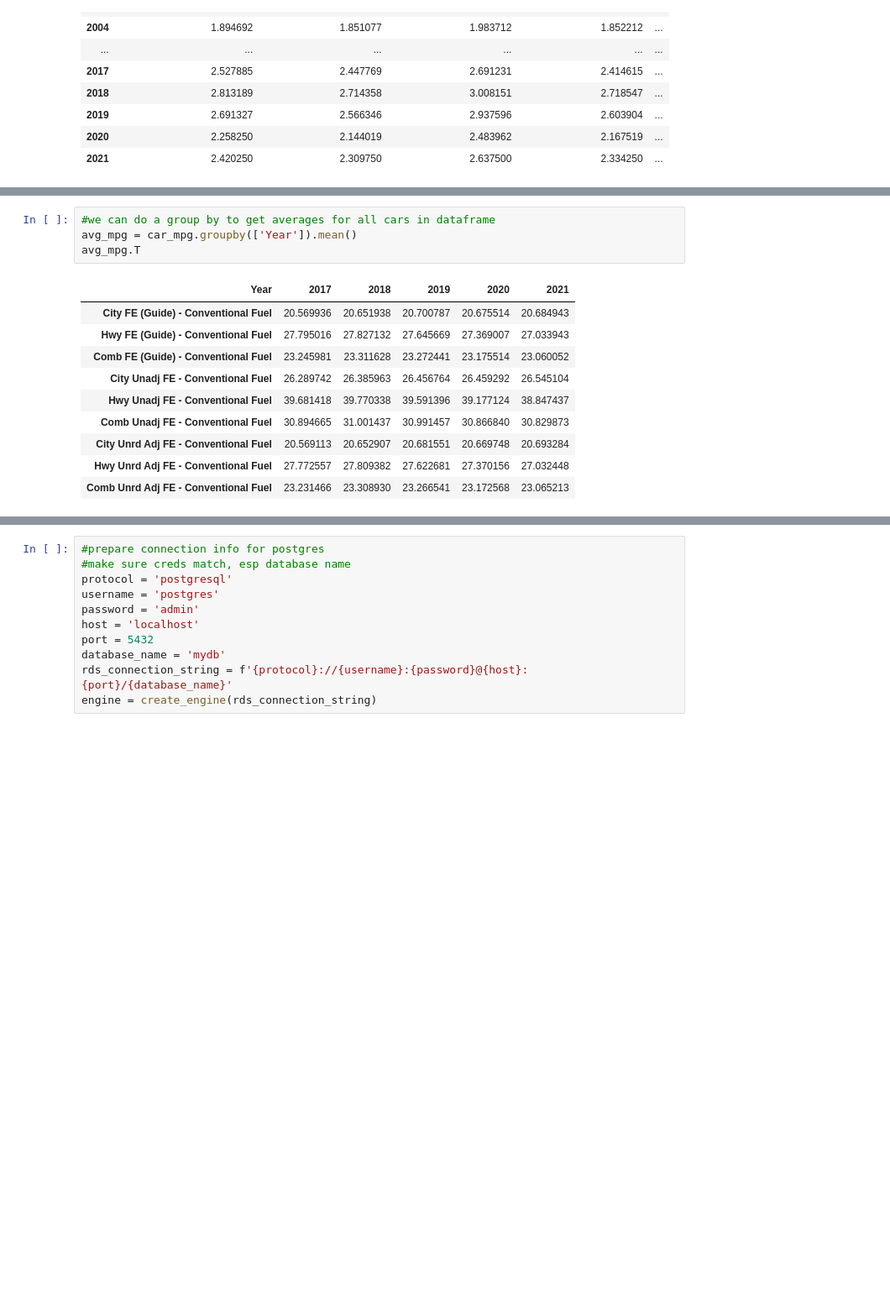
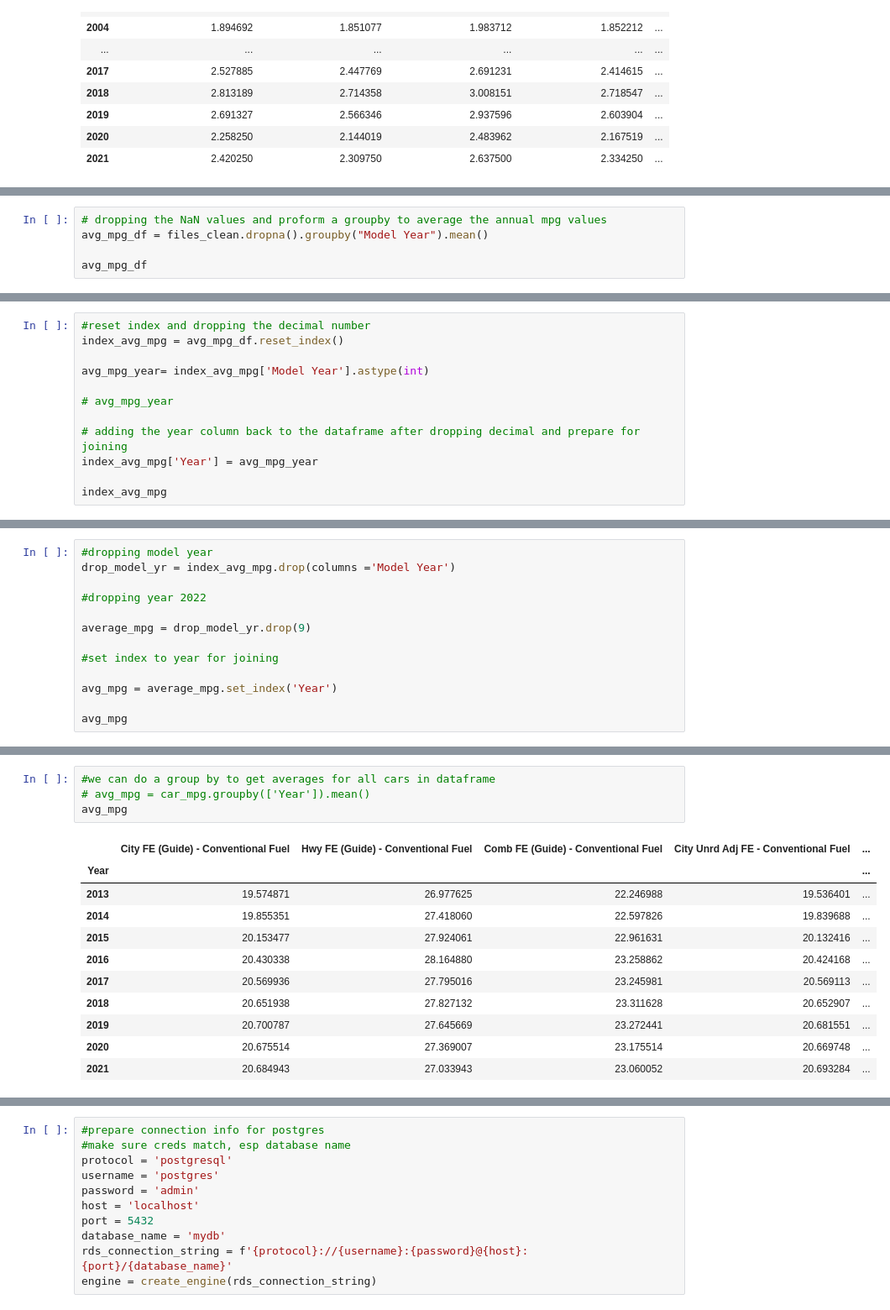
Before and after one commit to JessePRN/Project2Team7, a Jupyter notebook: us_fuel_prices_etl-Yi.ipynb, the cells around one changed output, grey strips where cells are left out. Shown at 84% size. Drawn from its saved outputs; the diff is of its cells as text; blank space fills up the shorter version.

```diff
--- a/us_fuel_prices_etl-Yi.ipynb
+++ b/us_fuel_prices_etl-Yi.ipynb
@@ -163,0 +157,5 @@ files_clean.dropna().groupby("Model Year").mean()
+# %%
+# dropping the NaN values and proform a groupby to average the annual mpg values
+avg_mpg_df = files_clean.dropna().groupby("Model Year").mean()
+
+avg_mpg_df
@@ -163,0 +175,12 @@ files_clean.dropna().groupby("Model Year").mean()
+# %%
+#reset index and dropping the decimal number
+index_avg_mpg = avg_mpg_df.reset_index()
+
+avg_mpg_year= index_avg_mpg['Model Year'].astype(int)
+
+# avg_mpg_year
+
+# adding the year column back to the dataframe after dropping decimal and prepare for joining
+index_avg_mpg['Year'] = avg_mpg_year
+
+index_avg_mpg
@@ -163,0 +199,13 @@ files_clean.dropna().groupby("Model Year").mean()
+# %%
+#dropping model year
+drop_model_yr = index_avg_mpg.drop(columns ='Model Year')
+
+#dropping year 2022
+
+average_mpg = drop_model_yr.drop(9)
+
+#set index to year for joining
+
+avg_mpg = average_mpg.set_index('Year')
+
+avg_mpg
@@ -289,17 +238,18 @@ car_mpg.head()
 # %%
 #we can do a group by to get averages for all cars in dataframe
-avg_mpg = car_mpg.groupby(['Year']).mean()
-avg_mpg.T
+# avg_mpg = car_mpg.groupby(['Year']).mean()
+avg_mpg
 # %% [output]
-| Year | 2017 | 2018 | 2019 | 2020 | 2021 |
-| City FE (Guide) - Conventional Fuel | 20.569936 | 20.651938 | 20.700787 | 20.675514 | 20.684943 |
-| Hwy FE (Guide) - Conventional Fuel | 27.795016 | 27.827132 | 27.645669 | 27.369007 | 27.033943 |
-| Comb FE (Guide) - Conventional Fuel | 23.245981 | 23.311628 | 23.272441 | 23.175514 | 23.060052 |
-| City Unadj FE - Conventional Fuel | 26.289742 | 26.385963 | 26.456764 | 26.459292 | 26.545104 |
-| Hwy Unadj FE - Conventional Fuel | 39.681418 | 39.770338 | 39.591396 | 39.177124 | 38.847437 |
-| Comb Unadj FE - Conventional Fuel | 30.894665 | 31.001437 | 30.991457 | 30.866840 | 30.829873 |
-| City Unrd Adj FE - Conventional Fuel | 20.569113 | 20.652907 | 20.681551 | 20.669748 | 20.693284 |
-| Hwy Unrd Adj FE - Conventional Fuel | 27.772557 | 27.809382 | 27.622681 | 27.370156 | 27.032448 |
-| Comb Unrd Adj FE - Conventional Fuel | 23.231466 | 23.308930 | 23.266541 | 23.172568 | 23.065213 |
+|  | City FE (Guide) - Conventional Fuel | Hwy FE (Guide) - Conventional Fuel | Comb FE (Guide) - Conventional Fuel | City Unrd Adj FE - Conventional Fuel | ... |
+| Year |  |  |  |  | ... |
+| 2013 | 19.574871 | 26.977625 | 22.246988 | 19.536401 | ... |
+| 2014 | 19.855351 | 27.418060 | 22.597826 | 19.839688 | ... |
+| 2015 | 20.153477 | 27.924061 | 22.961631 | 20.132416 | ... |
+| 2016 | 20.430338 | 28.164880 | 23.258862 | 20.424168 | ... |
+| 2017 | 20.569936 | 27.795016 | 23.245981 | 20.569113 | ... |
+| 2018 | 20.651938 | 27.827132 | 23.311628 | 20.652907 | ... |
+| 2019 | 20.700787 | 27.645669 | 23.272441 | 20.681551 | ... |
+| 2020 | 20.675514 | 27.369007 | 23.175514 | 20.669748 | ... |
+| 2021 | 20.684943 | 27.033943 | 23.060052 | 20.693284 | ... |
 # %%
 #for our convenience, the gas prices table of last 5 years are here so there's less scrolling.
```
Also changed, not shown: parts of 17 cells of this notebook.
